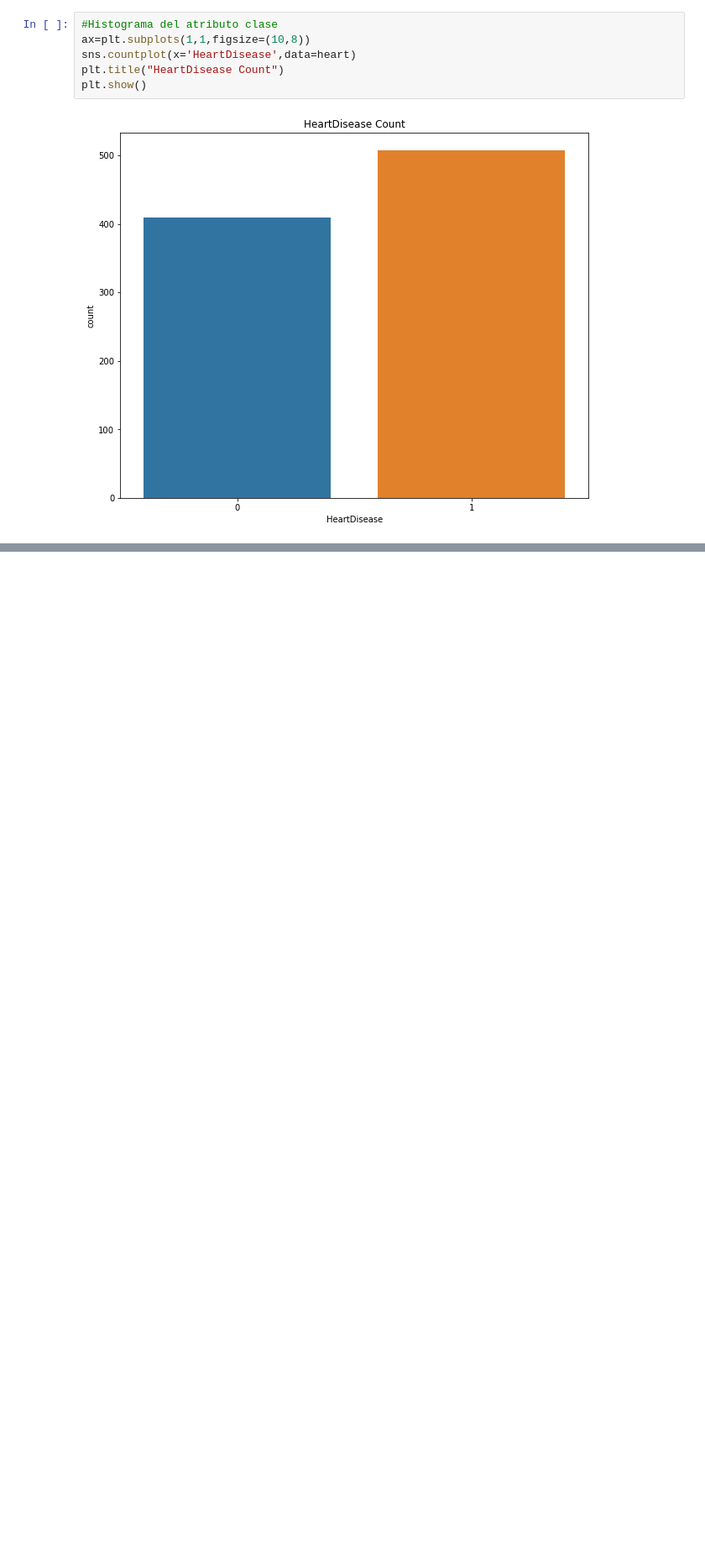
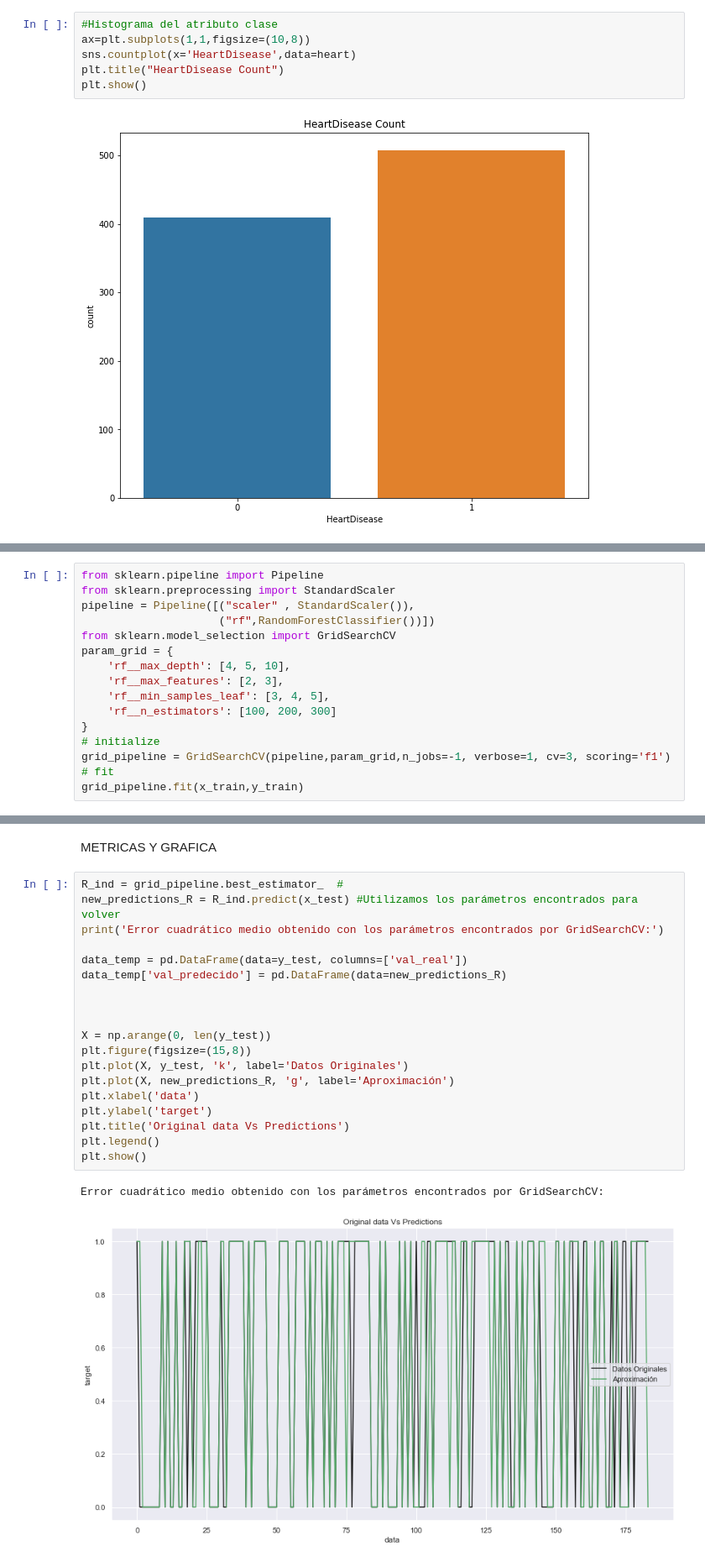
Before and after one commit to jsglen1/IAUnimag, a Jupyter notebook: ImplementacionFinal/Heart_indian_parte1_IA.ipynb, the cells around one changed output, grey strips where cells are left out. Shown at 84% size. Cells and saved outputs as stored; diff of their text form; blank space fills up the shorter version.

```diff
--- a/ImplementacionFinal/Heart_indian_parte1_IA.ipynb
+++ b/ImplementacionFinal/Heart_indian_parte1_IA.ipynb
@@ -169,0 +262,16 @@ Index(['Age', 'Sex', 'ChestPainType', 'RestingBP', 'Cholesterol', 'FastingBS',
+# %%
+from sklearn.pipeline import Pipeline
+from sklearn.preprocessing import StandardScaler
+pipeline = Pipeline([("scaler" , StandardScaler()),
+                     ("rf",RandomForestClassifier())])
+from sklearn.model_selection import GridSearchCV
+param_grid = {
+    'rf__max_depth': [4, 5, 10],
+    'rf__max_features': [2, 3],
+    'rf__min_samples_leaf': [3, 4, 5],
+    'rf__n_estimators': [100, 200, 300]
+}
+# initialize
+grid_pipeline = GridSearchCV(pipeline,param_grid,n_jobs=-1, verbose=1, cv=3, scoring='f1')
+# fit
+grid_pipeline.fit(x_train,y_train)
@@ -169,0 +323,24 @@ Index(['Age', 'Sex', 'ChestPainType', 'RestingBP', 'Cholesterol', 'FastingBS',
+# %% [markdown]
+METRICAS Y GRAFICA
+# %%
+R_ind = grid_pipeline.best_estimator_  #
+new_predictions_R = R_ind.predict(x_test) #Utilizamos los parámetros encontrados para volver
+print('Error cuadrático medio obtenido con los parámetros encontrados por GridSearchCV:')
+
+data_temp = pd.DataFrame(data=y_test, columns=['val_real'])
+data_temp['val_predecido'] = pd.DataFrame(data=new_predictions_R)
+
+
+
+X = np.arange(0, len(y_test))
+plt.figure(figsize=(15,8))
+plt.plot(X, y_test, 'k', label='Datos Originales')
+plt.plot(X, new_predictions_R, 'g', label='Aproximación')
+plt.xlabel('data')
+plt.ylabel('target')
+plt.title('Original data Vs Predictions')
+plt.legend()
+plt.show()
+# %% [output]
+Error cuadrático medio obtenido con los parámetros encontrados por GridSearchCV:
+[figure, added]
```
Also changed, not shown: parts of 16 cells of this notebook, 1 other file.
